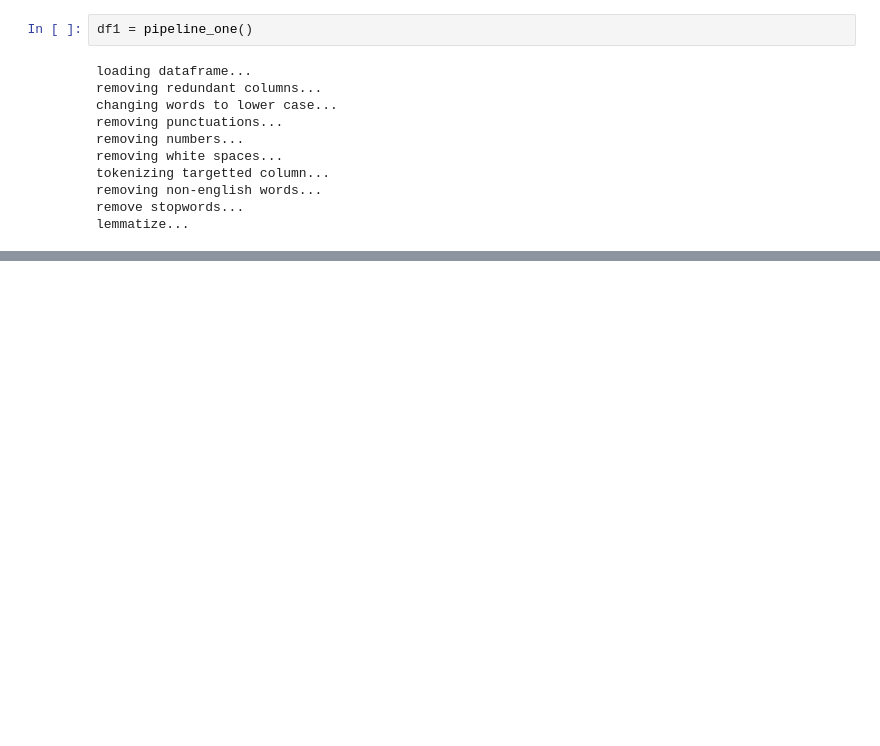
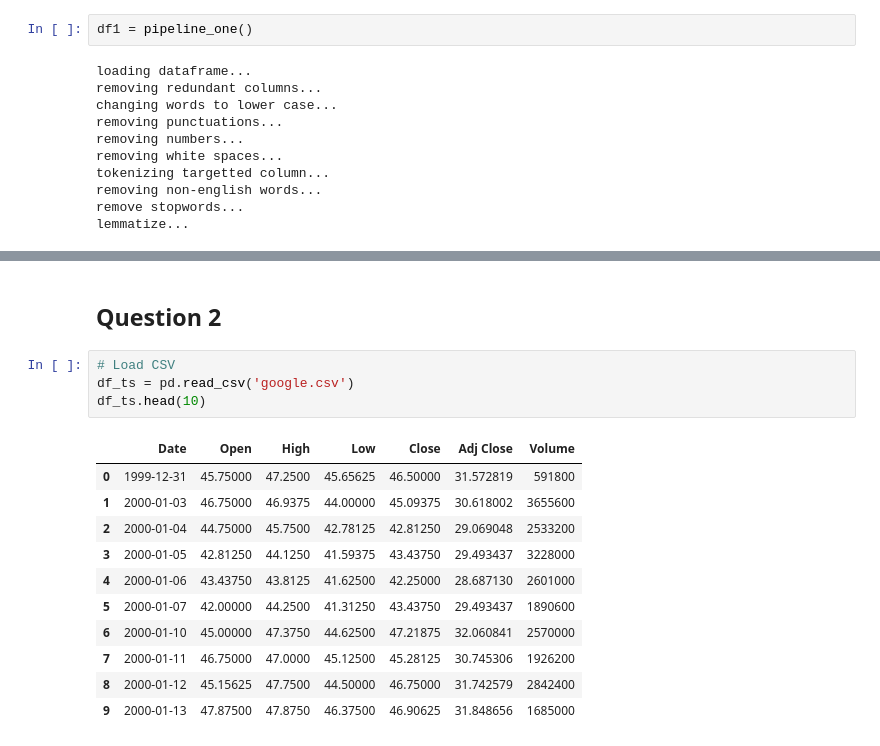
Before and after one commit to cohensaeb/AIDI_1002_Labs, a Jupyter notebook: week_2/AIDI_1002_Week_2_Lab_2.ipynb, the cells around one changed output, grey strips where cells are left out. Saved outputs shown, nothing was run; the diff lists cells and outputs as text; blank space fills up the shorter version.

Commit message:
lab2 question 2 half

```diff
--- a/week_2/AIDI_1002_Week_2_Lab_2.ipynb
+++ b/week_2/AIDI_1002_Week_2_Lab_2.ipynb
@@ -255,0 +316,18 @@ df1.tail(10)
+# %% [markdown]
+## Question 2
+# %%
+# Load CSV
+df_ts = pd.read_csv('google.csv')
+df_ts.head(10)
+# %% [output]
+|  | Date | Open | High | Low | Close | Adj Close | Volume |
+| 0 | 1999-12-31 | 45.75000 | 47.2500 | 45.65625 | 46.50000 | 31.572819 | 591800 |
+| 1 | 2000-01-03 | 46.75000 | 46.9375 | 44.00000 | 45.09375 | 30.618002 | 3655600 |
+| 2 | 2000-01-04 | 44.75000 | 45.7500 | 42.78125 | 42.81250 | 29.069048 | 2533200 |
+| 3 | 2000-01-05 | 42.81250 | 44.1250 | 41.59375 | 43.43750 | 29.493437 | 3228000 |
+| 4 | 2000-01-06 | 43.43750 | 43.8125 | 41.62500 | 42.25000 | 28.687130 | 2601000 |
+| 5 | 2000-01-07 | 42.00000 | 44.2500 | 41.31250 | 43.43750 | 29.493437 | 1890600 |
+| 6 | 2000-01-10 | 45.00000 | 47.3750 | 44.62500 | 47.21875 | 32.060841 | 2570000 |
+| 7 | 2000-01-11 | 46.75000 | 47.0000 | 45.12500 | 45.28125 | 30.745306 | 1926200 |
+| 8 | 2000-01-12 | 45.15625 | 47.7500 | 44.50000 | 46.75000 | 31.742579 | 2842400 |
+| 9 | 2000-01-13 | 47.87500 | 47.8750 | 46.37500 | 46.90625 | 31.848656 | 1685000 |
```
Also changed, not shown: parts of 18 cells of this notebook.
